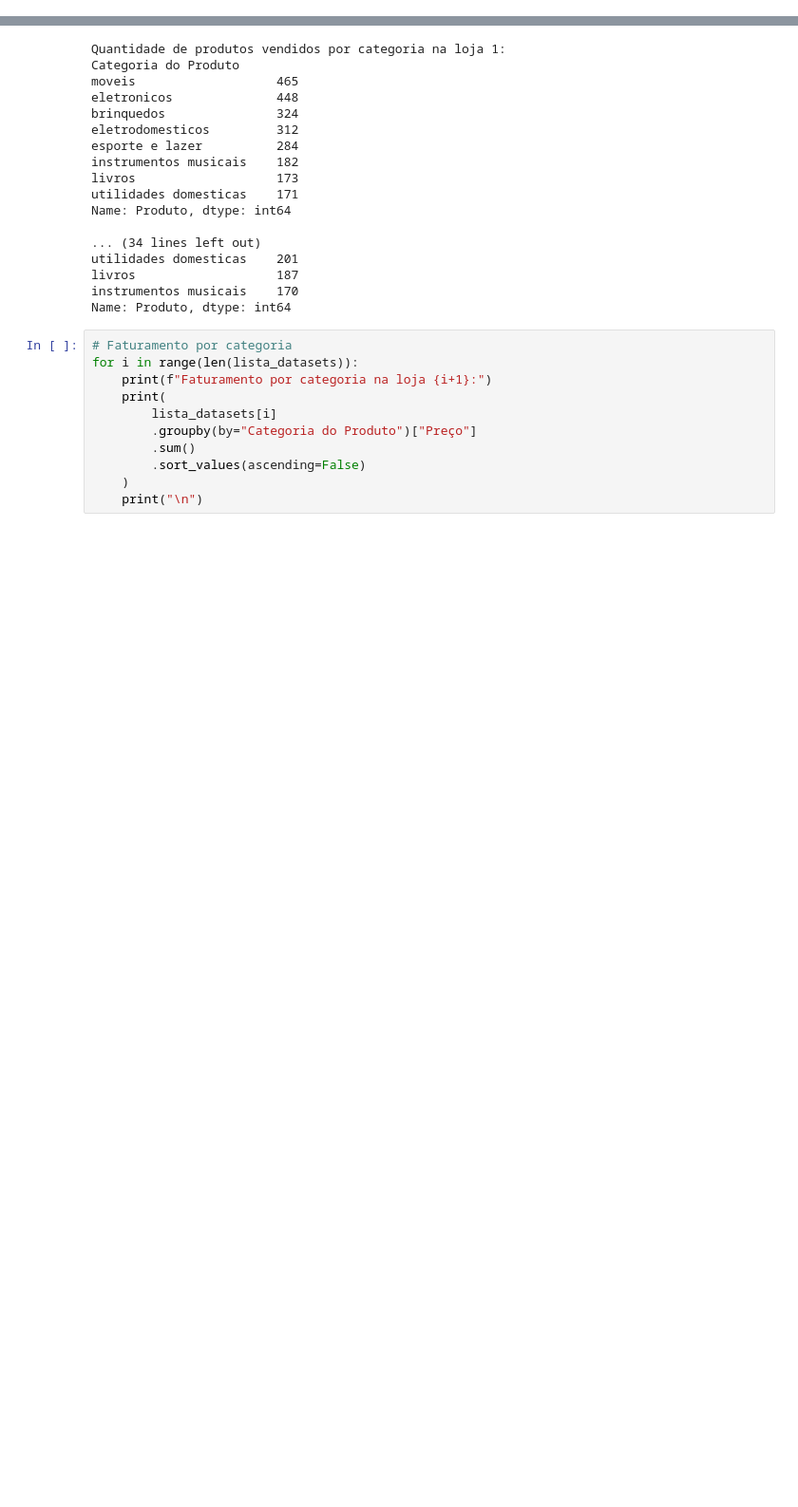
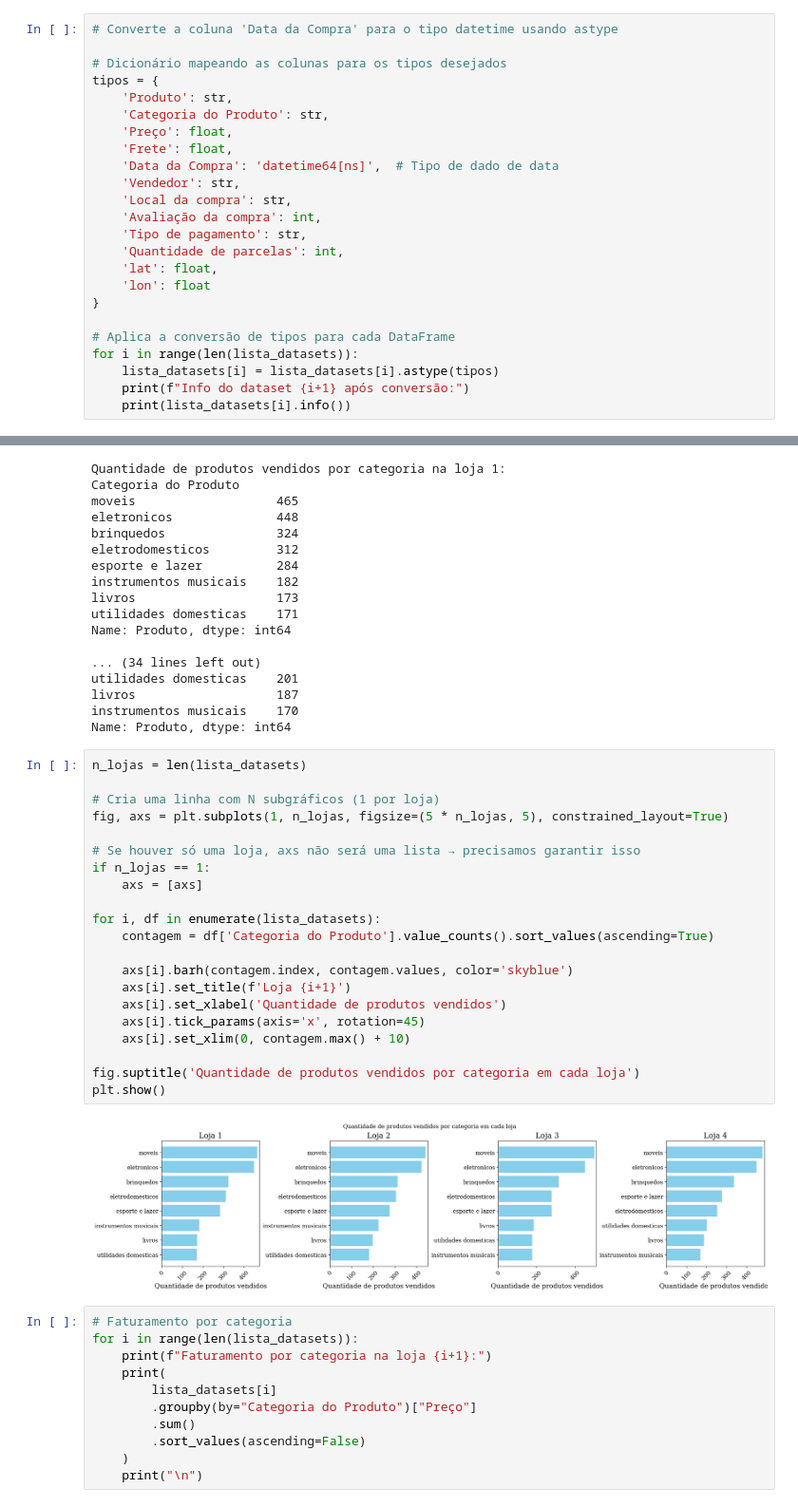
Before and after one commit to jvsobrinho/challenge1-data-science, a Jupyter notebook: AluraStoreBr.ipynb, the cells around one changed output, grey strips where cells are left out. Shown at 95% size. Cells and saved outputs as stored; diff of their text form; blank space fills up the shorter version.

```diff
--- a/AluraStoreBr.ipynb
+++ b/AluraStoreBr.ipynb
@@ -89,3 +110,27 @@ Data columns (total 12 columns):
 dtypes: float64(4), int64(2), object(6)
 memory usage: 221.2+ KB
 None
+# %%
+# Converte a coluna 'Data da Compra' para o tipo datetime usando astype
+
+# Dicionário mapeando as colunas para os tipos desejados
+tipos = {
+    'Produto': str,
+    'Categoria do Produto': str,
+    'Preço': float,
+    'Frete': float,
+    'Data da Compra': 'datetime64[ns]',  # Tipo de dado de data
+    'Vendedor': str,
+    'Local da compra': str,
+    'Avaliação da compra': int,
+    'Tipo de pagamento': str,
+    'Quantidade de parcelas': int,
+    'lat': float,
+    'lon': float
+}
+
+# Aplica a conversão de tipos para cada DataFrame
+for i in range(len(lista_datasets)):
+    lista_datasets[i] = lista_datasets[i].astype(tipos)
+    print(f"Info do dataset {i+1} após conversão:")
+    print(lista_datasets[i].info())
@@ -131,6 +299,29 @@ utilidades domesticas    201
 livros                   187
 instrumentos musicais    170
 Name: Produto, dtype: int64
+# %%
+n_lojas = len(lista_datasets)
+
+# Cria uma linha com N subgráficos (1 por loja)
+fig, axs = plt.subplots(1, n_lojas, figsize=(5 * n_lojas, 5), constrained_layout=True)
+
+# Se houver só uma loja, axs não será uma lista → precisamos garantir isso
+if n_lojas == 1:
+    axs = [axs]
+
+for i, df in enumerate(lista_datasets):
+    contagem = df['Categoria do Produto'].value_counts().sort_values(ascending=True)
+
+    axs[i].barh(contagem.index, contagem.values, color='skyblue')
+    axs[i].set_title(f'Loja {i+1}')
+    axs[i].set_xlabel('Quantidade de produtos vendidos')
+    axs[i].tick_params(axis='x', rotation=45)
+    axs[i].set_xlim(0, contagem.max() + 10)
+
+fig.suptitle('Quantidade de produtos vendidos por categoria em cada loja')
+plt.show()
+# %% [output]
+[figure, added]
 # %%
 # Faturamento por categoria
 for i in range(len(lista_datasets)):
```
Also changed, not shown: parts of 22 cells of this notebook, 2 other files.
